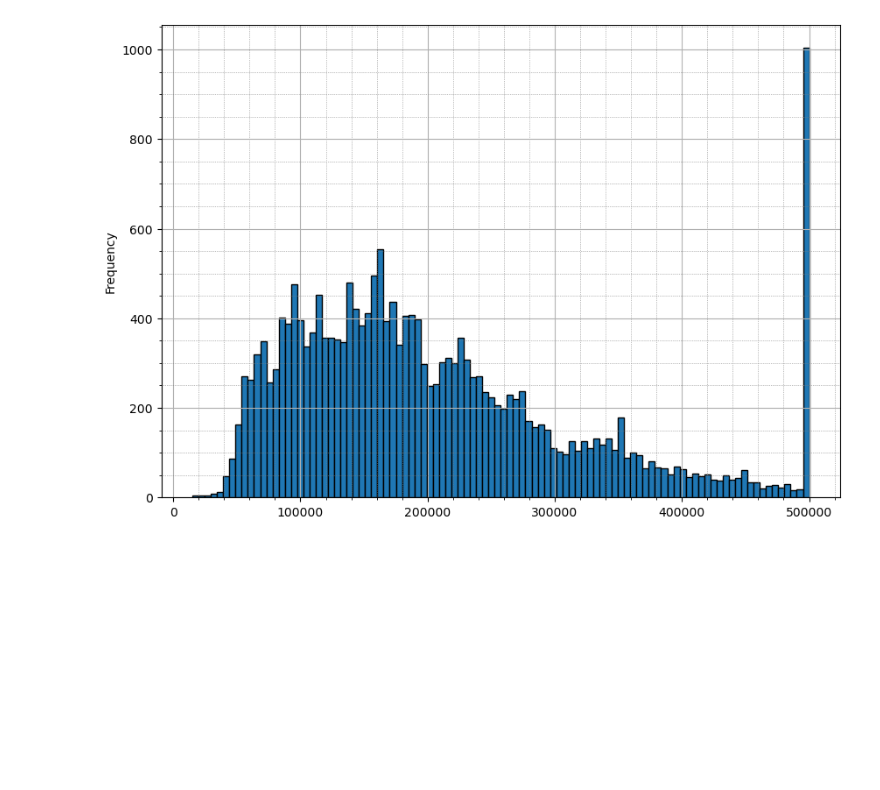
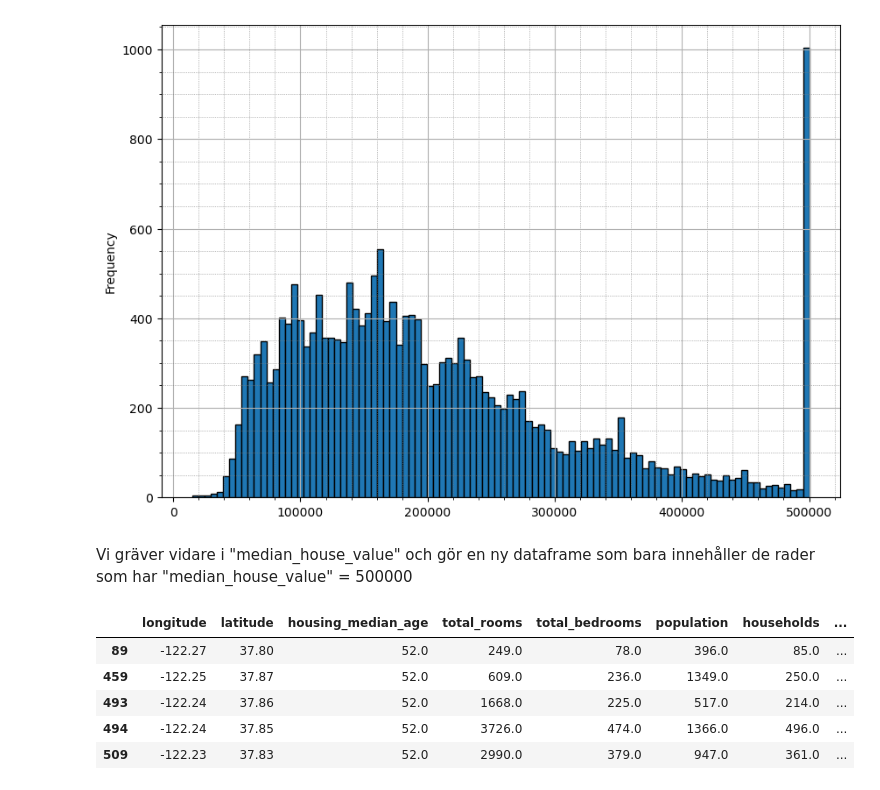
Before and after one commit to arbafax/Kunskapskontroll_3, a Jupyter notebook: kunskapskontroll_3.ipynb, the cells around one changed output. Cells and saved outputs as stored; diff of their text form; code cells hidden in the pictures; blank space fills up the shorter version.

```diff
--- a/kunskapskontroll_3.ipynb
+++ b/kunskapskontroll_3.ipynb
@@ -320,3 +320,15 @@ ax.minorticks_on()
 ax.grid(which="minor", color="gray", linestyle=":", linewidth=0.5)
 # %% [output]
 [figure]
+# %% [markdown]
+Vi gräver vidare i "median_house_value" och gör en ny dataframe som bara innehåller de rader som har "median_house_value" = 500000
+# %%
+housing_only_500000 = housing[housing["median_house_value"] >= 500001]
+housing_only_500000.head()
+# %% [output]
+|  | longitude | latitude | housing_median_age | total_rooms | total_bedrooms | population | households | ... |
+| 89 | -122.27 | 37.80 | 52.0 | 249.0 | 78.0 | 396.0 | 85.0 | ... |
+| 459 | -122.25 | 37.87 | 52.0 | 609.0 | 236.0 | 1349.0 | 250.0 | ... |
+| 493 | -122.24 | 37.86 | 52.0 | 1668.0 | 225.0 | 517.0 | 214.0 | ... |
+| 494 | -122.24 | 37.85 | 52.0 | 3726.0 | 474.0 | 1366.0 | 496.0 | ... |
+| 509 | -122.23 | 37.83 | 52.0 | 2990.0 | 379.0 | 947.0 | 361.0 | ... |
```
Also changed, not shown: parts of 5 cells of this notebook.
